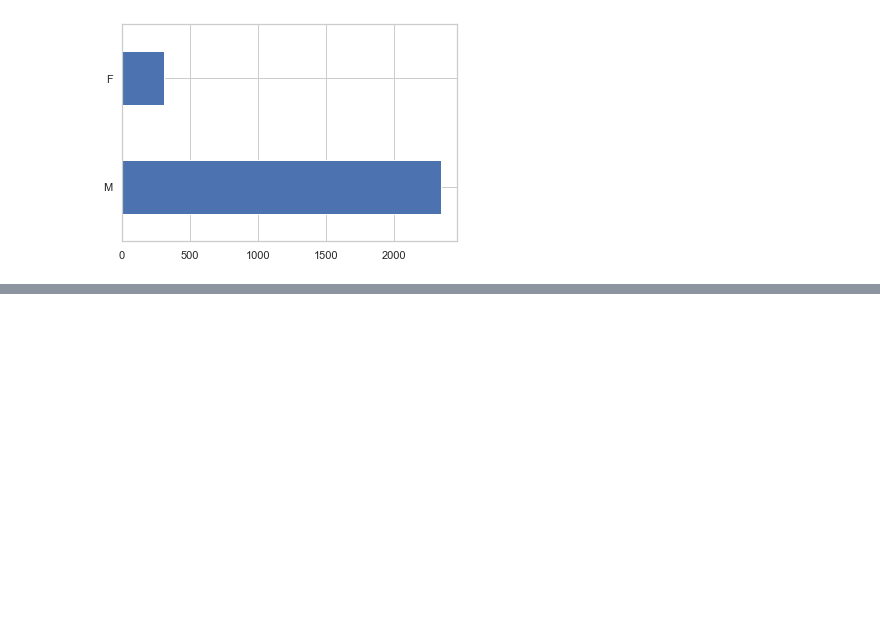
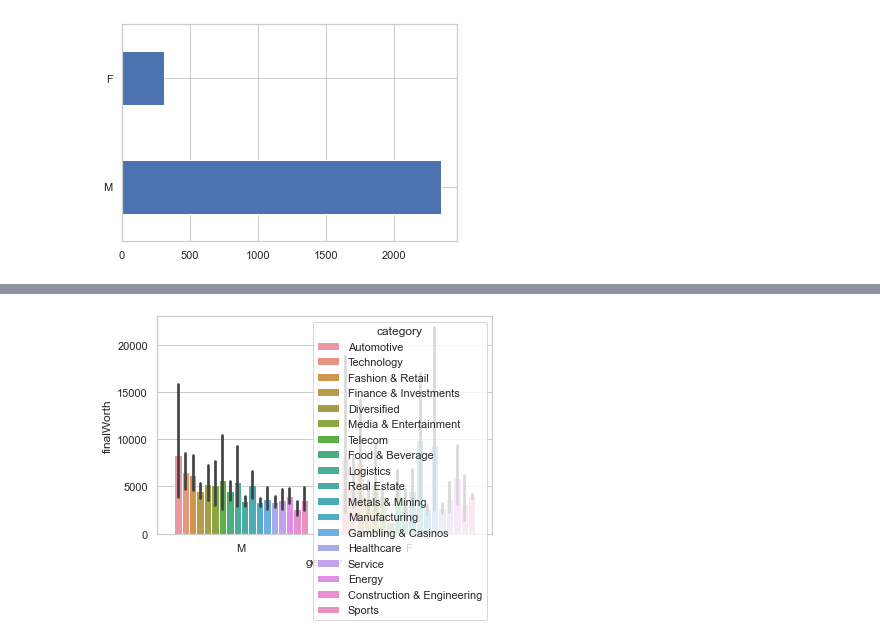
Before and after one commit to abdullahcayde/Trainings, a Jupyter notebook: Data_Preprocessing/forbes_2022.ipynb, the cells around one changed output, grey strips where cells are left out. Saved outputs shown, nothing was run; the diff lists cells and outputs as text; code cells hidden in the pictures; blank space fills up the shorter version.

```diff
--- a/Data_Preprocessing/forbes_2022.ipynb
+++ b/Data_Preprocessing/forbes_2022.ipynb
@@ -243,0 +393,4 @@ sns.barplot(x= 'gender',y= 'age', data= df);
+# %%
+sns.barplot(x= 'gender', y= 'finalWorth', hue= 'category', data= df );
+# %% [output]
+[figure, added]
```
Also changed, not shown: parts of 24 cells of this notebook.
